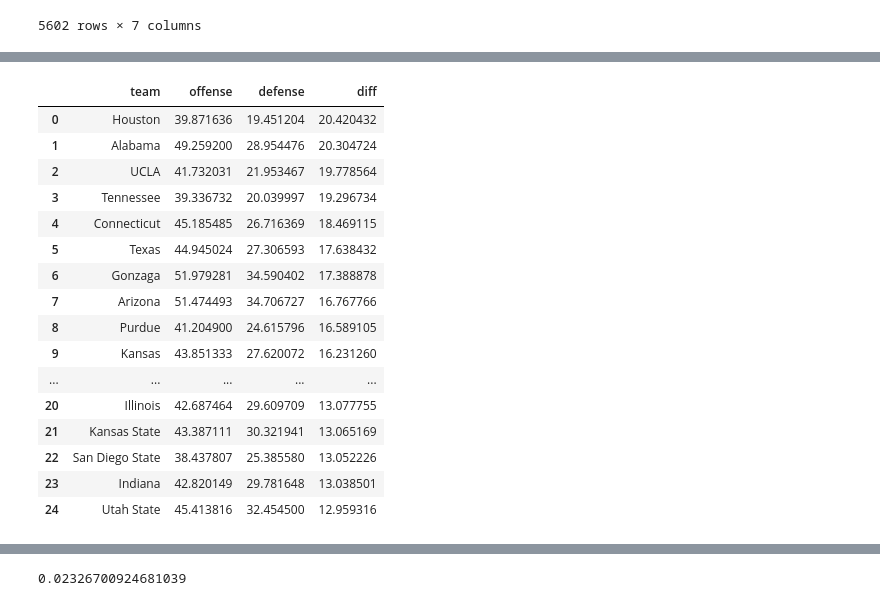
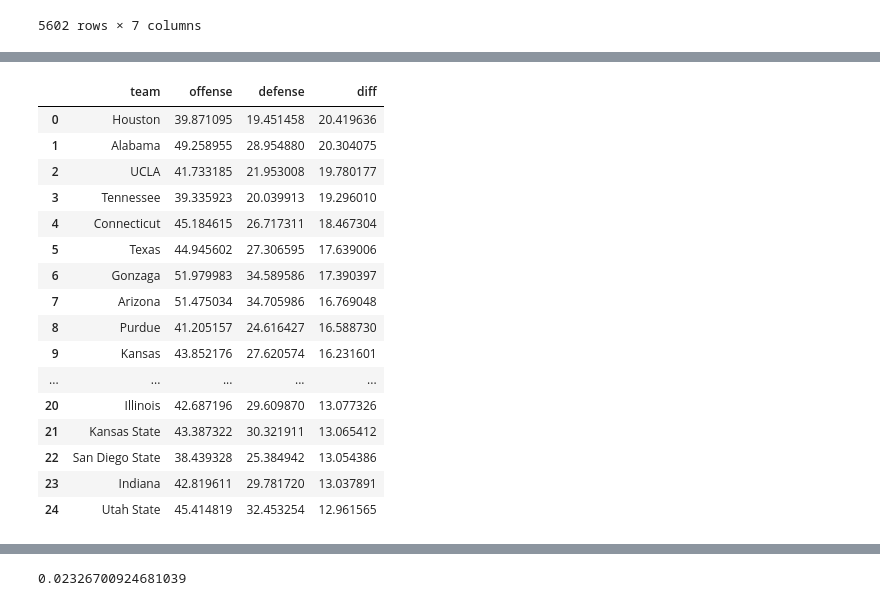
Before and after one commit to daviderics/Basketball-Model, a Jupyter notebook: bball_modeler.ipynb, the cells around one changed output, grey strips where cells are left out. Saved outputs shown, nothing was run; the diff lists cells and outputs as text; code cells hidden in the pictures.

```diff
--- a/bball_modeler.ipynb
+++ b/bball_modeler.ipynb
@@ -946,0 +990,6 @@ par_dict[0:25]
+# %%
+par_dict_a, h_adv_a, games_model_a = fit_parameters_correl(games,
+                                                           model_type='add',
+                                                           no_neutral=False,
+                                                           reg_time=40,
+                                                           delta_thresh=1e-3)
@@ -947,26 +1014,26 @@ par_dict[0:25]
 # %%
-par_dict['diff'] = par_dict['offense'] - par_dict['defense']
+par_dict_a['diff'] = par_dict_a['offense'] - par_dict_a['defense']
 # %%
-par_dict.sort_values(by='diff', ascending=False, inplace=True)
+par_dict_a.sort_values(by='diff', ascending=False, inplace=True)
 # %%
-par_dict.reset_index(drop=True, inplace=True)
+par_dict_a.reset_index(drop=True, inplace=True)
 # %%
-par_dict[0:25]
+par_dict_a[0:25]
 # %% [output]
 |  | team | offense | defense | diff |
-| 0 | Houston | 39.871636 | 19.451204 | 20.420432 |
-| 1 | Alabama | 49.259200 | 28.954476 | 20.304724 |
-| 2 | UCLA | 41.732031 | 21.953467 | 19.778564 |
-| 3 | Tennessee | 39.336732 | 20.039997 | 19.296734 |
-| 4 | Connecticut | 45.185485 | 26.716369 | 18.469115 |
-| 5 | Texas | 44.945024 | 27.306593 | 17.638432 |
-| 6 | Gonzaga | 51.979281 | 34.590402 | 17.388878 |
-| 7 | Arizona | 51.474493 | 34.706727 | 16.767766 |
-| 8 | Purdue | 41.204900 | 24.615796 | 16.589105 |
-| 9 | Kansas | 43.851333 | 27.620072 | 16.231260 |
+| 0 | Houston | 39.871095 | 19.451458 | 20.419636 |
+| 1 | Alabama | 49.258955 | 28.954880 | 20.304075 |
+| 2 | UCLA | 41.733185 | 21.953008 | 19.780177 |
+| 3 | Tennessee | 39.335923 | 20.039913 | 19.296010 |
+| 4 | Connecticut | 45.184615 | 26.717311 | 18.467304 |
+| 5 | Texas | 44.945602 | 27.306595 | 17.639006 |
+| 6 | Gonzaga | 51.979983 | 34.589586 | 17.390397 |
+| 7 | Arizona | 51.475034 | 34.705986 | 16.769048 |
+| 8 | Purdue | 41.205157 | 24.616427 | 16.588730 |
+| 9 | Kansas | 43.852176 | 27.620574 | 16.231601 |
 | ... | ... | ... | ... | ... |
-| 20 | Illinois | 42.687464 | 29.609709 | 13.077755 |
-| 21 | Kansas State | 43.387111 | 30.321941 | 13.065169 |
-| 22 | San Diego State | 38.437807 | 25.385580 | 13.052226 |
-| 23 | Indiana | 42.820149 | 29.781648 | 13.038501 |
-| 24 | Utah State | 45.413816 | 32.454500 | 12.959316 |
+| 20 | Illinois | 42.687196 | 29.609870 | 13.077326 |
+| 21 | Kansas State | 43.387322 | 30.321911 | 13.065412 |
+| 22 | San Diego State | 38.439328 | 25.384942 | 13.054386 |
+| 23 | Indiana | 42.819611 | 29.781720 | 13.037891 |
+| 24 | Utah State | 45.414819 | 32.453254 | 12.961565 |
```
Also changed, not shown: parts of 20 cells of this notebook.
